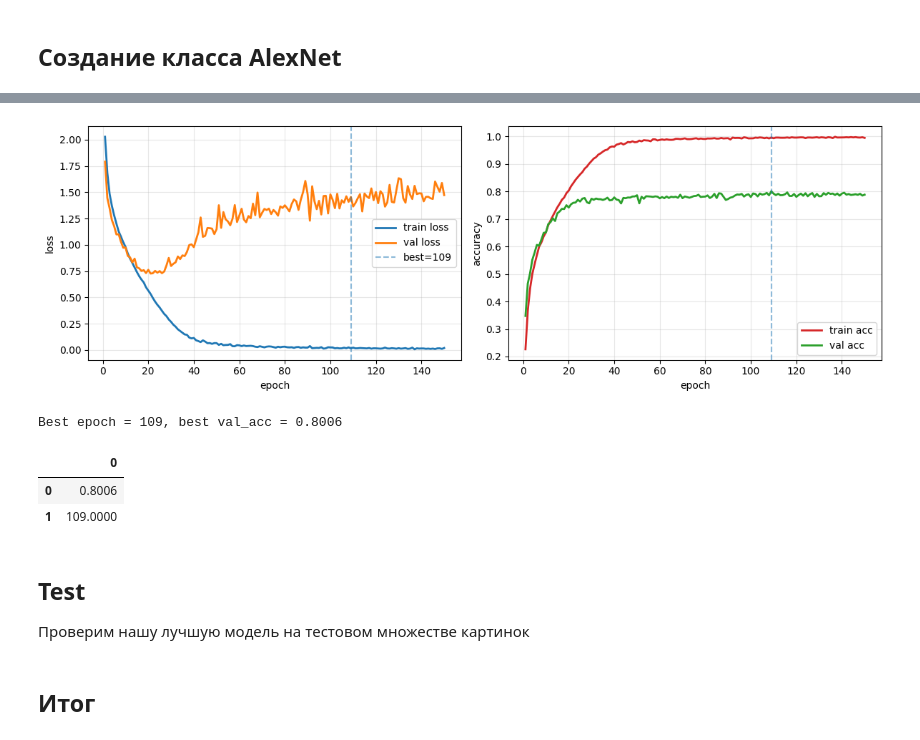
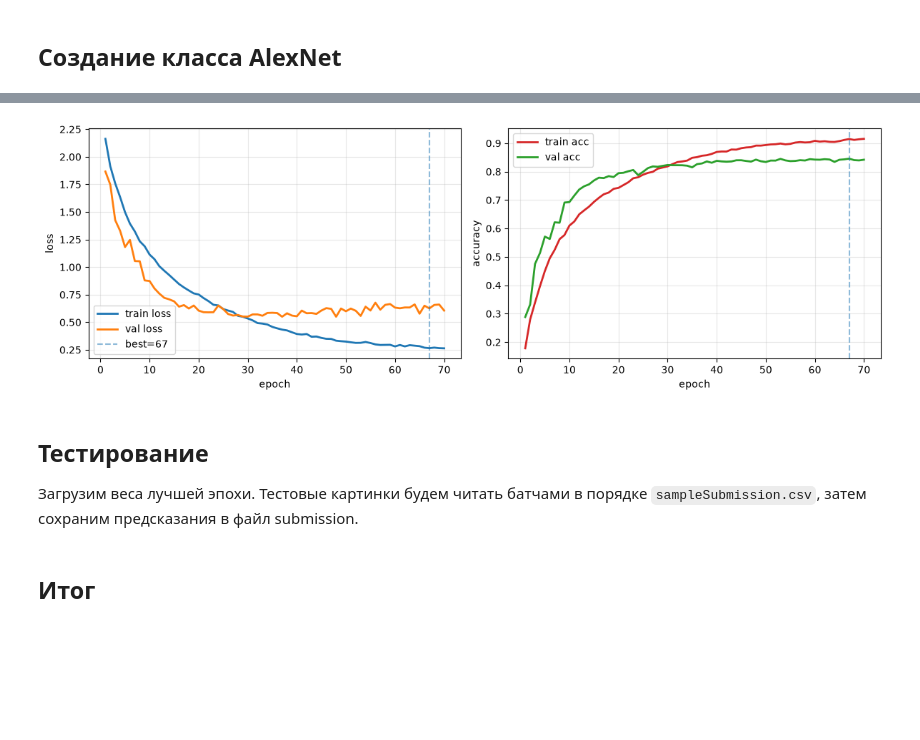
Before and after one commit to artem-melikhov/CIFAR-10, a Jupyter notebook: notebooks/AlexNet.ipynb, the cells around one changed output, grey strips where cells are left out. Cells and saved outputs as stored; diff of their text form; code cells hidden in the pictures; blank space fills up the shorter version.

Commit message:
with problems with timing of train

```diff
--- a/notebooks/AlexNet.ipynb
+++ b/notebooks/AlexNet.ipynb
@@ -46,10 +70,17 @@ ds_train, ds_val = train_dataset_split(ds_train, train_size=0.8, random_seed=SEE
+# %%
+# считаем mean и std только по исходным картинкам из train
+mean, std = calculate_mean_std(ds_train)
+
+ds_train_aug = AutoAugumentationDataset(ds_train)
+ds_train_ready = StandardizationDataset(ds_train_aug, mean, std)
+ds_val_ready = StandardizationDataset(ds_val, mean, std)
 # %%
-BATCH_SIZE = 256
+BATCH_SIZE = 512
 # %% [markdown]
 Создаём DataLoader для train и val, которые будут выдавать наши пары (картинка, класс) батчами  при обучении
 # %%
-dl_train = create_dataloader(ds_train, BATCH_SIZE, shuffle=True, random_seed=SEED)
-dl_val = create_dataloader(ds_val, BATCH_SIZE, shuffle=False, random_seed=SEED)
+dl_train = create_dataloader(ds_train_ready, BATCH_SIZE, shuffle=True, random_seed=SEED)
+dl_val = create_dataloader(ds_val_ready, BATCH_SIZE, shuffle=False, random_seed=SEED)
 # %% [markdown]
 ## Создание класса AlexNet
 # %%
@@ -142,15 +175,12 @@ import sys
 sys.path.append("../utils")
 from train_utils import train, test
 # %%
-train(alexnet, optimizer, loss_func, dl_train, dl_val, "models/alexnet.pth", DEVICE, EPOCH_COUNT=150)
+train(alexnet, optimizer, loss_func, dl_train, dl_val, "models/alexnet.pth", DEVICE, EPOCH_COUNT=150, patience=25)
 # %% [output]
-[figure, old version]
+[figure, new version]
-Best epoch = 109, best val_acc = 0.8006
-|  | 0 |
-| 0 | 0.8006 |
-| 1 | 109.0000 |
 # %% [markdown]
-## Test
-Проверим нашу лучшую модель на тестовом множестве картинок
+## Тестирование
+
+Загрузим веса лучшей эпохи. Тестовые картинки будем читать батчами в порядке `sampleSubmission.csv`, затем сохраним предсказания в файл submission.
 # %%
 alexnet_best = AlexNet(3, 10, (32, 32)).to(DEVICE)
```
Also changed, not shown: parts of 13 cells of this notebook, 3 other files.
